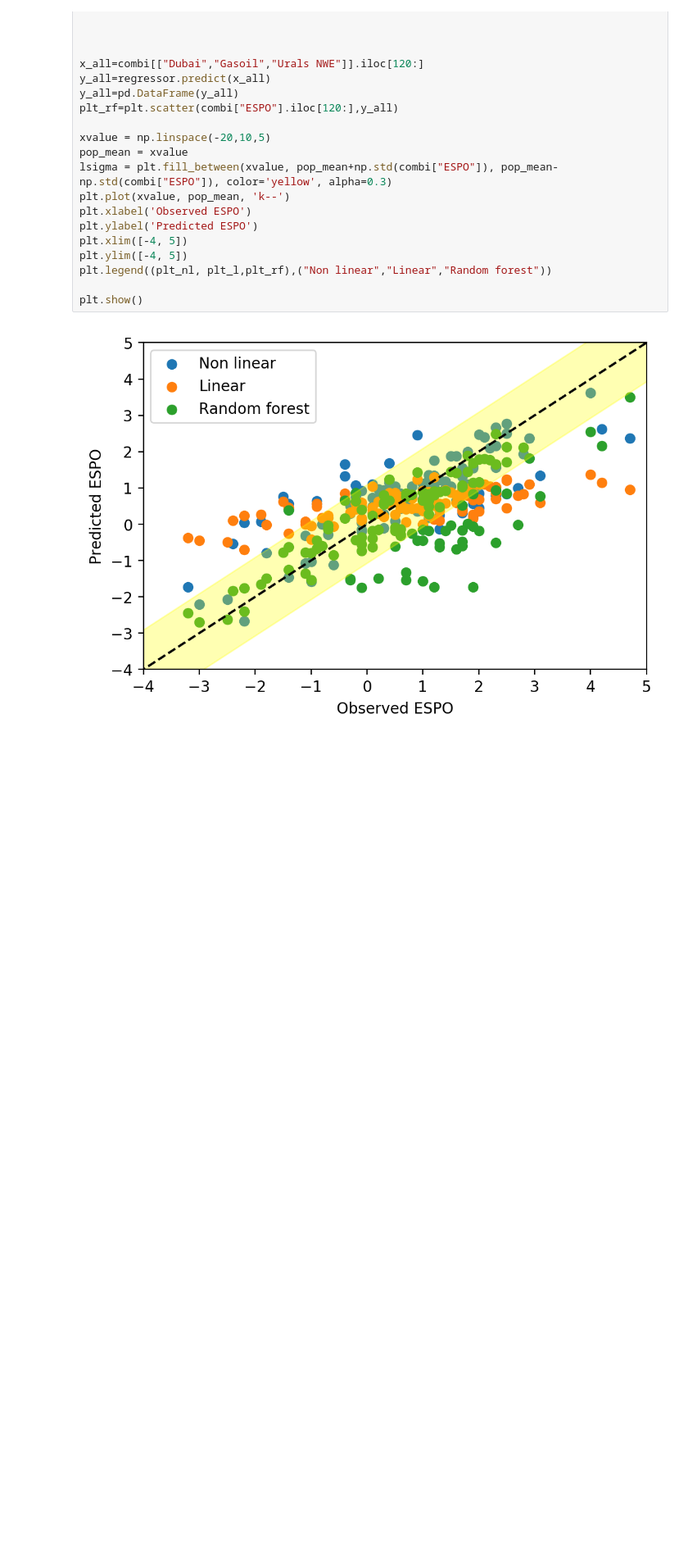
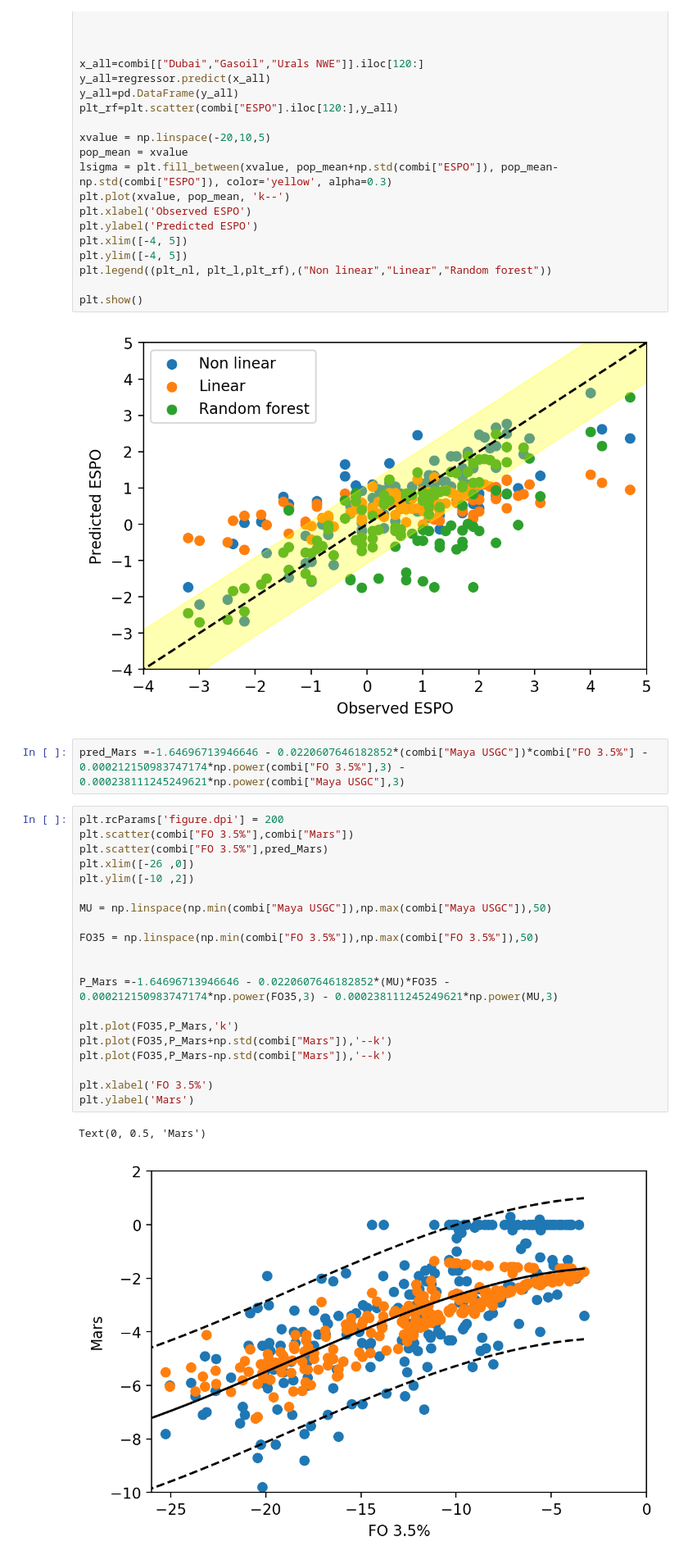
Before and after one commit to kaibawong/differential, a Jupyter notebook: training_all.ipynb, the cells around one changed output. Shown at 82% size. Saved outputs shown, nothing was run; the diff lists cells and outputs as text; blank space fills up the shorter version.

```diff
--- a/training_all.ipynb
+++ b/training_all.ipynb
@@ -371,3 +371,28 @@ plt.legend((plt_nl, plt_l,plt_rf),("Non linear","Linear","Random forest"))
 plt.show()
 # %% [output]
 [figure]
+# %%
+pred_Mars =-1.64696713946646 - 0.0220607646182852*(combi["Maya USGC"])*combi["FO 3.5%"] - 0.000212150983747174*np.power(combi["FO 3.5%"],3) - 0.000238111245249621*np.power(combi["Maya USGC"],3)
+# %%
+plt.rcParams['figure.dpi'] = 200
+plt.scatter(combi["FO 3.5%"],combi["Mars"])
+plt.scatter(combi["FO 3.5%"],pred_Mars)
+plt.xlim([-26 ,0])
+plt.ylim([-10 ,2])
+
+MU = np.linspace(np.min(combi["Maya USGC"]),np.max(combi["Maya USGC"]),50)
+
+FO35 = np.linspace(np.min(combi["FO 3.5%"]),np.max(combi["FO 3.5%"]),50)
+
+
+P_Mars =-1.64696713946646 - 0.0220607646182852*(MU)*FO35 - 0.000212150983747174*np.power(FO35,3) - 0.000238111245249621*np.power(MU,3)
+
+plt.plot(FO35,P_Mars,'k')
+plt.plot(FO35,P_Mars+np.std(combi["Mars"]),'--k')
+plt.plot(FO35,P_Mars-np.std(combi["Mars"]),'--k')
+
+plt.xlabel('FO 3.5%')
+plt.ylabel('Mars')
+# %% [output]
+Text(0, 0.5, 'Mars')
+[figure, added]
```
Also changed, not shown: parts of 3 cells of this notebook, 4 other files.
